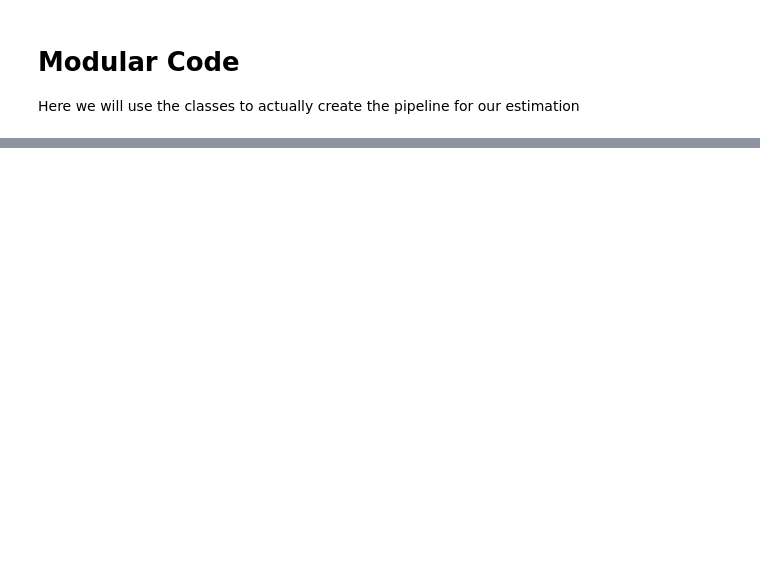
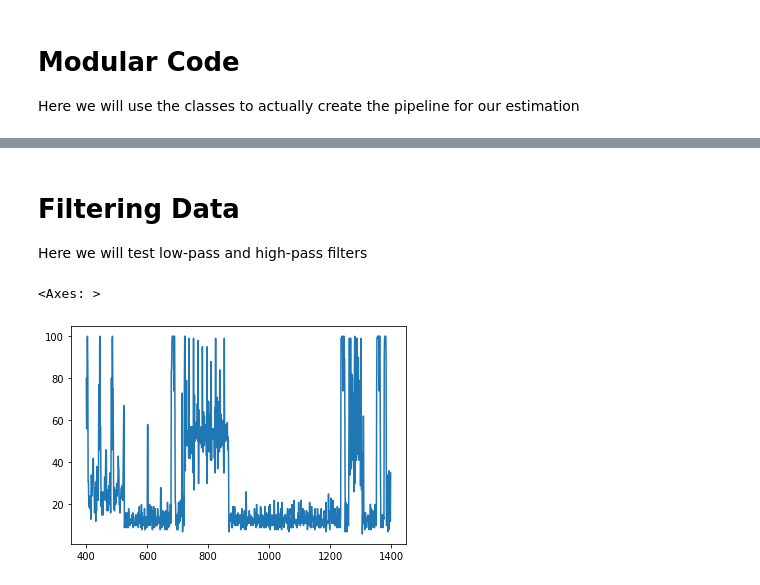
Before and after one commit to dipayan2/ARMAModel, a Jupyter notebook: Train_TestModel.ipynb, the cells around one changed output, grey strips where cells are left out. Cells and saved outputs as stored; diff of their text form; code cells hidden in the pictures; blank space fills up the shorter version.

```diff
--- a/Train_TestModel.ipynb
+++ b/Train_TestModel.ipynb
@@ -1465,0 +1445,12 @@ X.ndim
+# %% [markdown]
+# Filtering Data
+Here we will test low-pass and high-pass filters
+# %%
+# Plot the data
+# utilData['bUtil'].values.plot()
+df_plot = pd.DataFrame()
+df_plot['bUtil'] = utilData.bUtil.values
+df_plot.iloc[400:1400,:].bUtil.plot()
+# %% [output]
+<Axes: >
+[figure, added]
```
Also changed, not shown: parts of 18 cells of this notebook, 1 other file.
